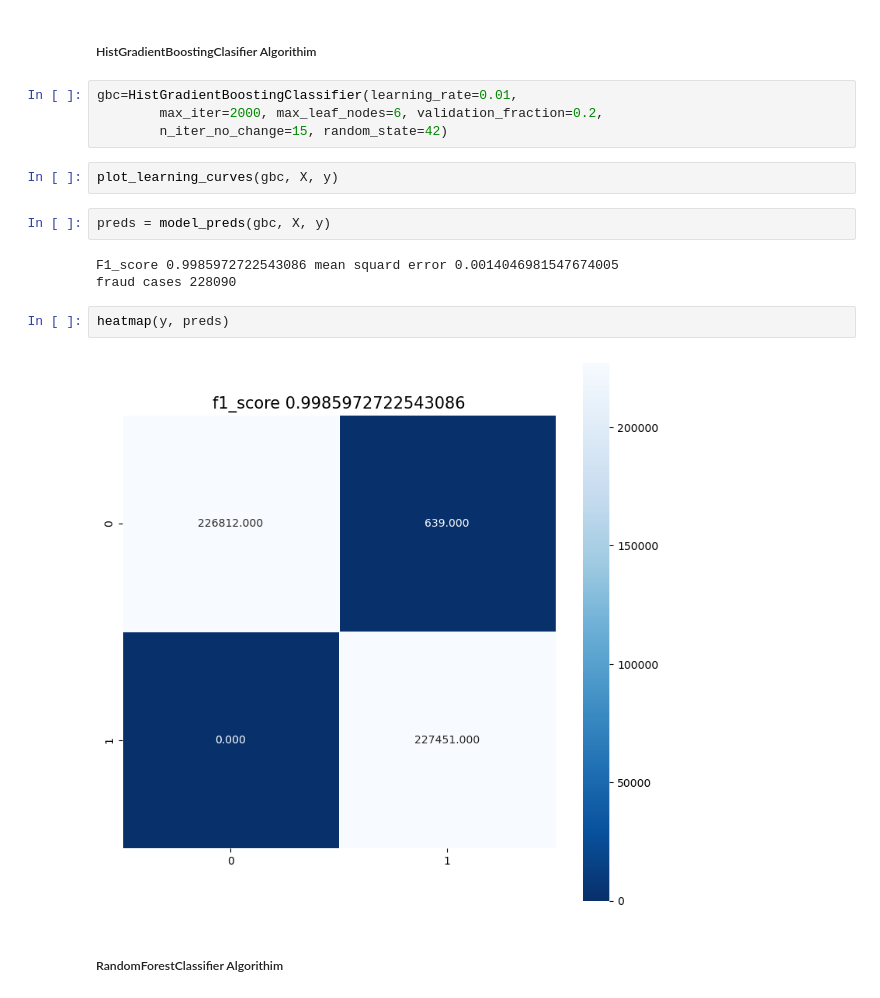
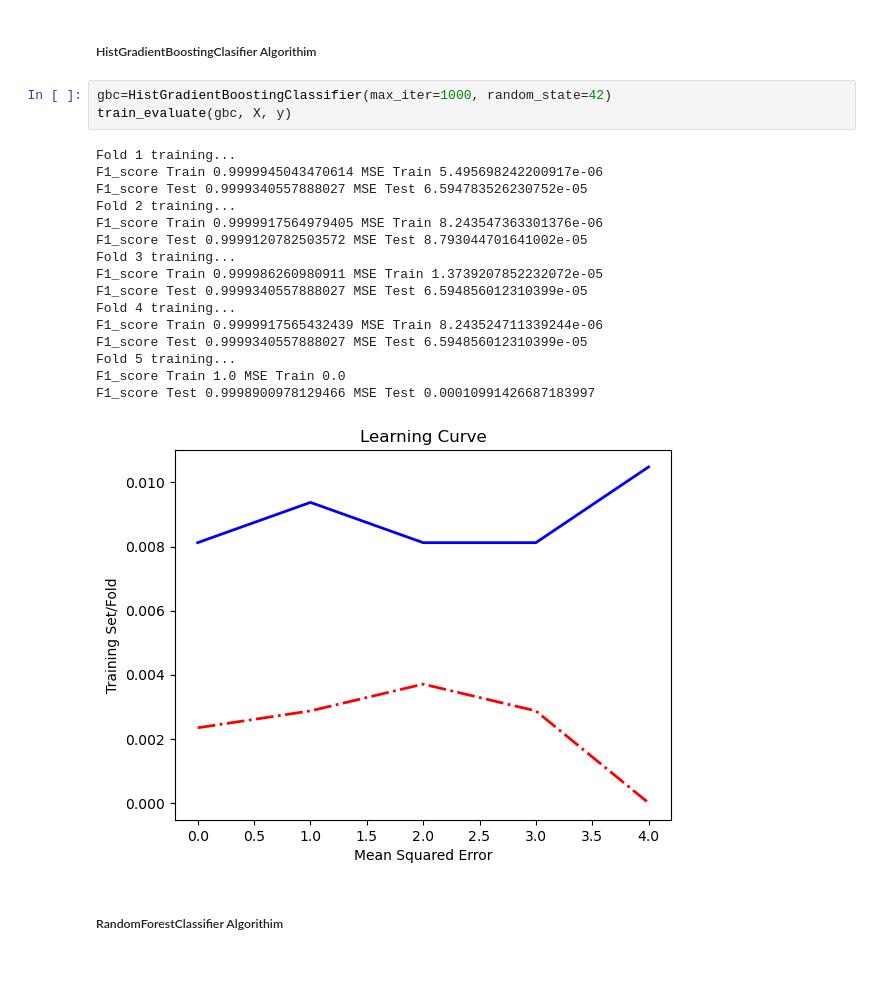
Before and after one commit to MuokaPWambua/CredictCardFraudDetectionModel, a Jupyter notebook: fdm.ipynb, the cells around one changed output. Drawn from its saved outputs; the diff is of its cells as text; blank space fills up the shorter version.

```diff
--- a/fdm.ipynb
+++ b/fdm.ipynb
@@ -158,20 +156,25 @@ def train_model(model, X, y):
 # %% [markdown]
 ##### HistGradientBoostingClasifier Algorithim
-# %%
-gbc=HistGradientBoostingClassifier(learning_rate=0.01,
-        max_iter=2000, max_leaf_nodes=6, validation_fraction=0.2,
-        n_iter_no_change=15, random_state=42)
-# %%
-plot_learning_curves(gbc, X, y)
-# %%
-preds = model_preds(gbc, X, y)
-# %% [output]
-F1_score 0.9985972722543086 mean squard error 0.0014046981547674005
-fraud cases 228090
-# %%
-heatmap(y, preds)
-# %% [output]
-[figure, removed]
+# %%
+gbc=HistGradientBoostingClassifier(max_iter=1000, random_state=42)
+train_evaluate(gbc, X, y)
+# %% [output]
+Fold 1 training...
+F1_score Train 0.9999945043470614 MSE Train 5.495698242200917e-06
+F1_score Test 0.9999340557888027 MSE Test 6.594783526230752e-05
+Fold 2 training...
+F1_score Train 0.9999917564979405 MSE Train 8.243547363301376e-06
+F1_score Test 0.9999120782503572 MSE Test 8.793044701641002e-05
+Fold 3 training...
+F1_score Train 0.999986260980911 MSE Train 1.3739207852232072e-05
+F1_score Test 0.9999340557888027 MSE Test 6.594856012310399e-05
+Fold 4 training...
+F1_score Train 0.9999917565432439 MSE Train 8.243524711339244e-06
+F1_score Test 0.9999340557888027 MSE Test 6.594856012310399e-05
+Fold 5 training...
+F1_score Train 1.0 MSE Train 0.0
+F1_score Test 0.9998900978129466 MSE Test 0.00010991426687183997
+[figure, added]
 # %% [markdown]
 ##### RandomForestClassifier Algorithim
 # %%
```
Also changed, not shown: parts of 17 cells of this notebook.
